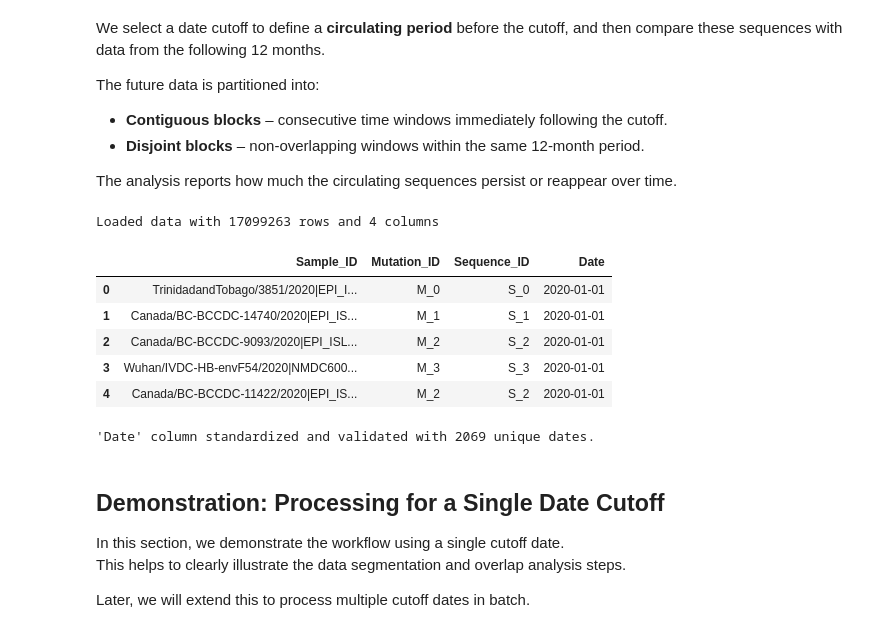
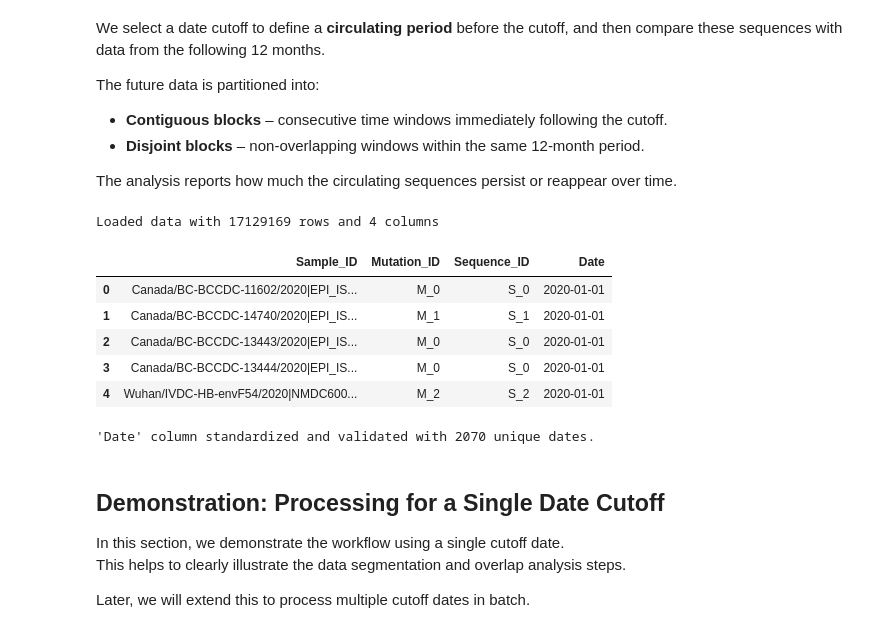
Before and after one commit to TurakhiaLab/VaccineScout, a Jupyter notebook: spike_overlap_analysis.ipynb, the cells around one changed output. Cells and saved outputs as stored; diff of their text form; code cells hidden in the pictures.

```diff
--- a/spike_overlap_analysis.ipynb
+++ b/spike_overlap_analysis.ipynb
@@ -21,24 +21,23 @@ plt.style.use("seaborn-v0_8-whitegrid")
 # %%
 # --- Load spike sequence data ---
 
 # --- Load data files ---
-ROOT_PATH = "/data/sukhanna/MPP/"
-PARENT_PATH = ROOT_PATH +"ver_2/ver_2A/new_MAT/"
-DATA_PATH = PARENT_PATH +"final_df.parquet"
+ROOT_PATH = "/data/pgangwar/vaccinescout/data/"
+DATA_PATH = ROOT_PATH +"final_df.parquet"
 
 final_df = pd.read_parquet(DATA_PATH)
 
 # Quick sanity check: display shape and preview
 print(f"Loaded data with {final_df.shape[0]} rows and {final_df.shape[1]} columns")
 final_df.head()
 # %% [output]
-Loaded data with 17099263 rows and 4 columns
+Loaded data with 17129169 rows and 4 columns
 |  | Sample_ID | Mutation_ID | Sequence_ID | Date |
-| 0 | TrinidadandTobago/3851/2020|EPI_I... | M_0 | S_0 | 2020-01-01 |
+| 0 | Canada/BC-BCCDC-11602/2020|EPI_IS... | M_0 | S_0 | 2020-01-01 |
 | 1 | Canada/BC-BCCDC-14740/2020|EPI_IS... | M_1 | S_1 | 2020-01-01 |
-| 2 | Canada/BC-BCCDC-9093/2020|EPI_ISL... | M_2 | S_2 | 2020-01-01 |
-| 3 | Wuhan/IVDC-HB-envF54/2020|NMDC600... | M_3 | S_3 | 2020-01-01 |
-| 4 | Canada/BC-BCCDC-11422/2020|EPI_IS... | M_2 | S_2 | 2020-01-01 |
+| 2 | Canada/BC-BCCDC-13443/2020|EPI_IS... | M_0 | S_0 | 2020-01-01 |
+| 3 | Canada/BC-BCCDC-13444/2020|EPI_IS... | M_0 | S_0 | 2020-01-01 |
+| 4 | Wuhan/IVDC-HB-envF54/2020|NMDC600... | M_2 | S_2 | 2020-01-01 |
 # %%
 # --- Standardize and validate date column ---
 
@@ -63,7 +62,7 @@ if final_df['Date'].isna().any():
 # Display confirmation
 print(f"'Date' column standardized and validated with {final_df['Date'].nunique()} unique dates.")
 # %% [output]
-'Date' column standardized and validated with 2069 unique dates.
+'Date' column standardized and validated with 2070 unique dates.
 # %% [markdown]
 ## Demonstration: Processing for a Single Date Cutoff
 
```
Also changed, not shown: parts of 5 cells of this notebook, 14 other files.
